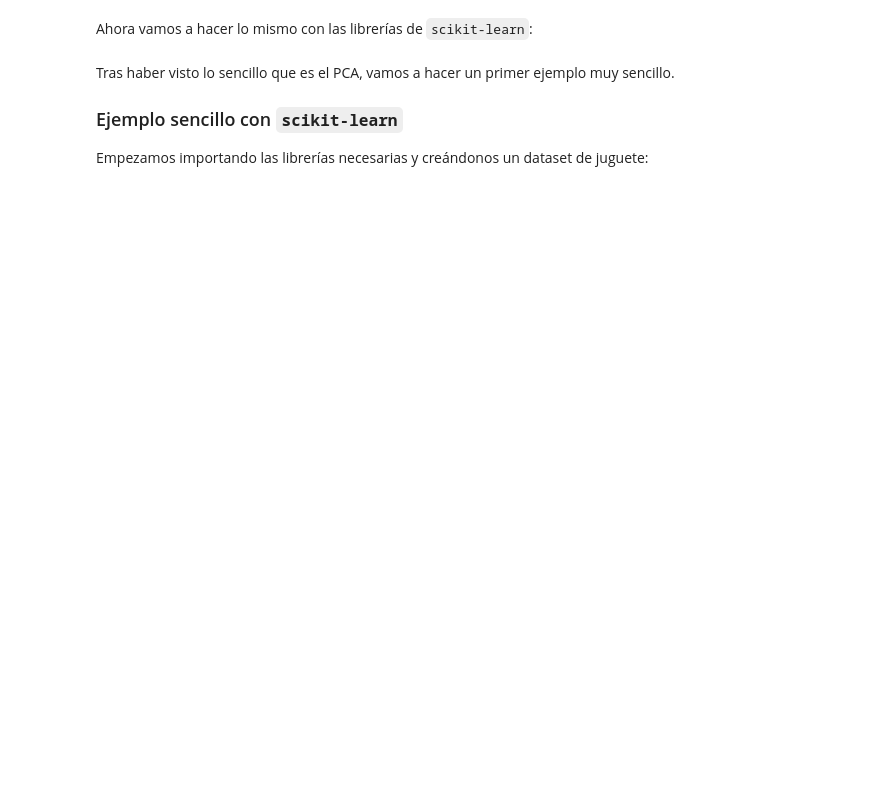
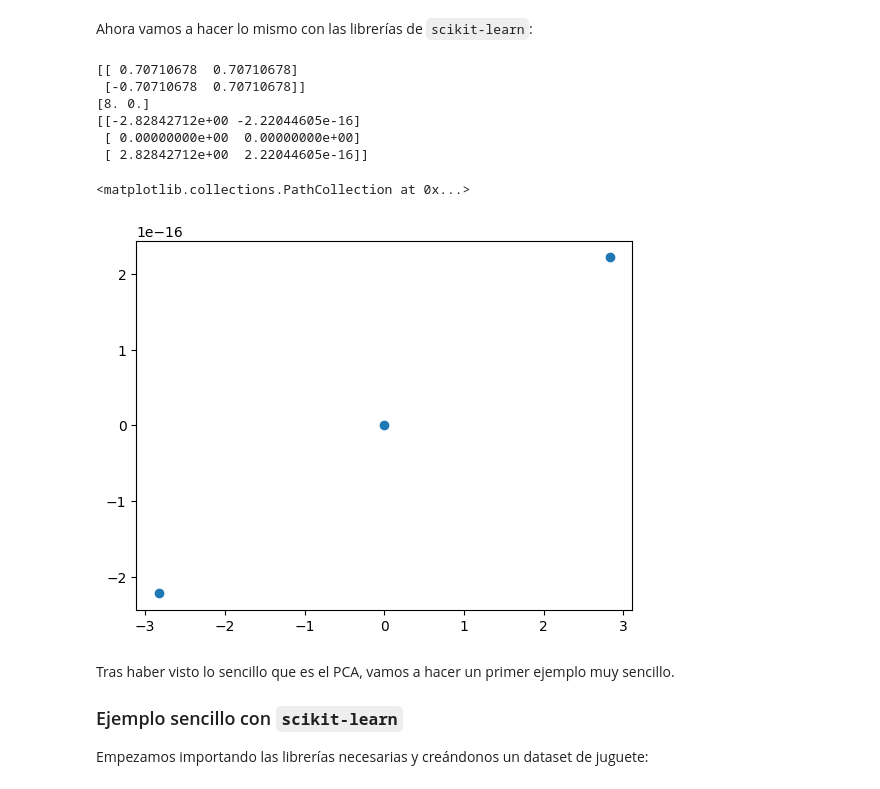
Before and after one commit to emichester/06MIAR_Aprendizaje_No_Supervisado, a Jupyter notebook: NotebooksDeClase/VC09_Métodos_de_análisis_de_componentes.ipynb, the cells around one changed output. Drawn from its saved outputs; the diff is of its cells as text; code cells hidden in the pictures; blank space fills up the shorter version.

```diff
--- a/NotebooksDeClase/VC09_Métodos_de_análisis_de_componentes.ipynb
+++ b/NotebooksDeClase/VC09_Métodos_de_análisis_de_componentes.ipynb
@@ -81,27 +69,33 @@ plt.scatter(P[:, 0], P[:, 1])
 # %% [markdown]
 Ahora vamos a hacer lo mismo con las librerías de `scikit-learn`:
 # %%
-# SKLEARN TIENE UNA FUNCION QUE YA HACE TODO POR DENTRO LO MIMSO DE LOS VECTORES
-# PORPIOS Y DEMAS ENTONCES LA FUNCION QUEDAA
 from numpy import array
 from sklearn.decomposition import PCA
 
 # instanciamos el algoritmo PCA
-pca = ## Tu código aqui ##
+pca = PCA(2)
 
 # lo ajustamos a los datos
 pca.fit(A)
 
 # mostramos las componentes principales calculadas y la varianza explicada
-print(pca.components_) # saca cada comp'onentes
+print(pca.components_)
 print(pca.explained_variance_)
 
-# transformamos los datos usando estas componentes
-B = ## Tu código aqui ##
-
+# transformamos los datos usando estas cimponentes
+B= pca.transform(A)
 print(B)
 
 plt.scatter(B[:, 0], B[:, 1])
+# %% [output]
+[[ 0.70710678  0.70710678]
+ [-0.70710678  0.70710678]]
+[8. 0.]
+[[-2.82842712e+00 -2.22044605e-16]
+ [ 0.00000000e+00  0.00000000e+00]
+ [ 2.82842712e+00  2.22044605e-16]]
+<matplotlib.collections.PathCollection at 0x...>
+[figure, added]
 # %% [markdown]
 Tras haber visto lo sencillo que es el PCA, vamos a hacer un primer ejemplo muy sencillo.
 
```
Also changed, not shown: parts of 17 cells of this notebook.
